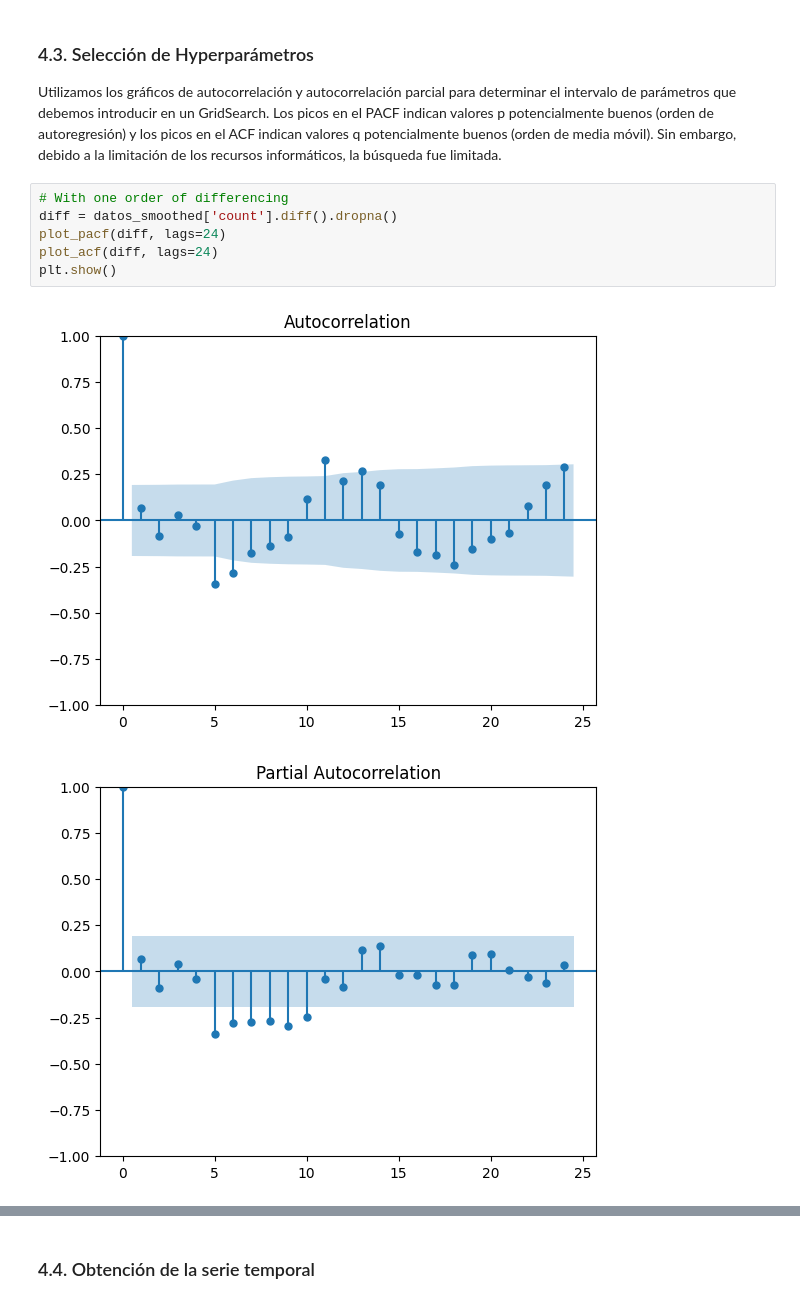
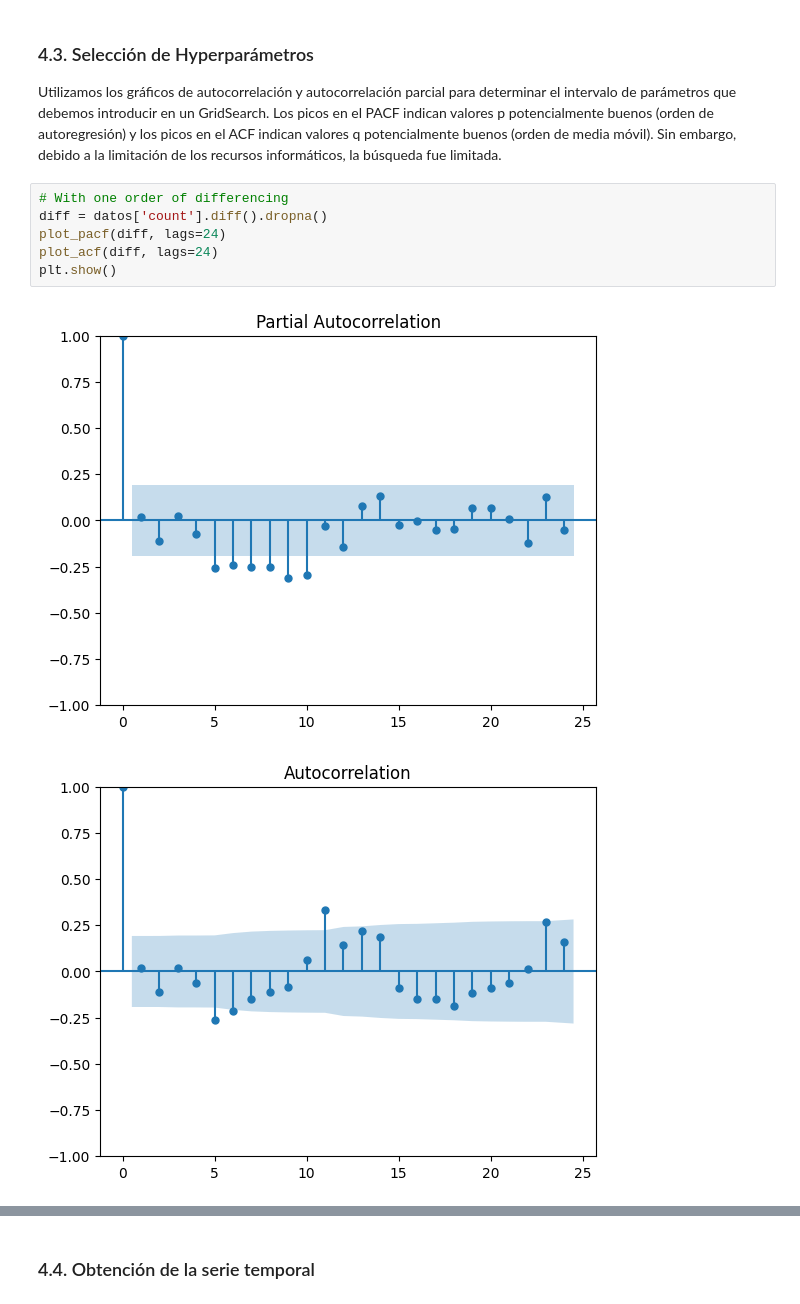
Before and after one commit to mckenned/proyecto_ds, a Jupyter notebook: Danielle/Entrega_Codigo.ipynb, the cells around one changed output, grey strips where cells are left out. Drawn from its saved outputs; the diff is of its cells as text.

```diff
--- a/Danielle/Entrega_Codigo.ipynb
+++ b/Danielle/Entrega_Codigo.ipynb
@@ -374,13 +301,13 @@ plotSeasonalDecomp(datos_smoothed, result)
 Utilizamos los gráficos de autocorrelación y autocorrelación parcial para determinar el intervalo de parámetros que debemos introducir en un GridSearch. Los picos en el PACF indican valores p potencialmente buenos (orden de autoregresión) y los picos en el ACF indican valores q potencialmente buenos (orden de media móvil). Sin embargo, debido a la limitación de los recursos informáticos, la búsqueda fue limitada.
 # %%
 # With one order of differencing
-diff = datos_smoothed['count'].diff().dropna()
+diff = datos['count'].diff().dropna()
 plot_pacf(diff, lags=24)
 plot_acf(diff, lags=24)
 plt.show()
 # %% [output]
-[figure, old version]
+[figure, new version]
-[figure, old version]
+[figure, new version]
 # %%
 %%capture
 # optimizacion de parámetros
```
Also changed, not shown: parts of 22 cells of this notebook, 3 other files.
